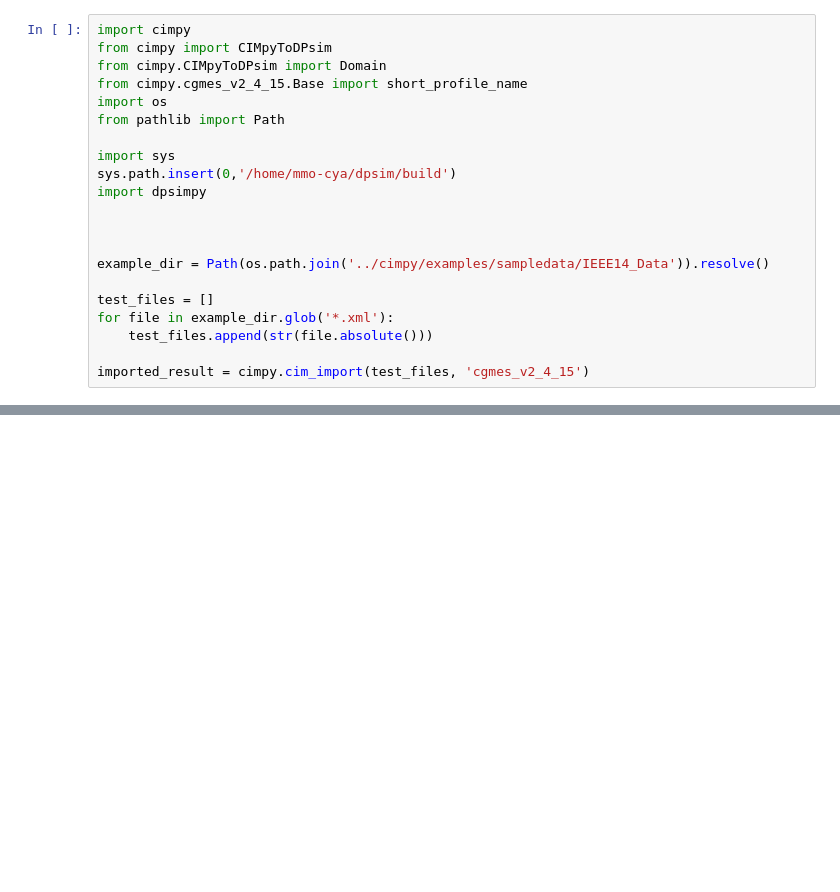
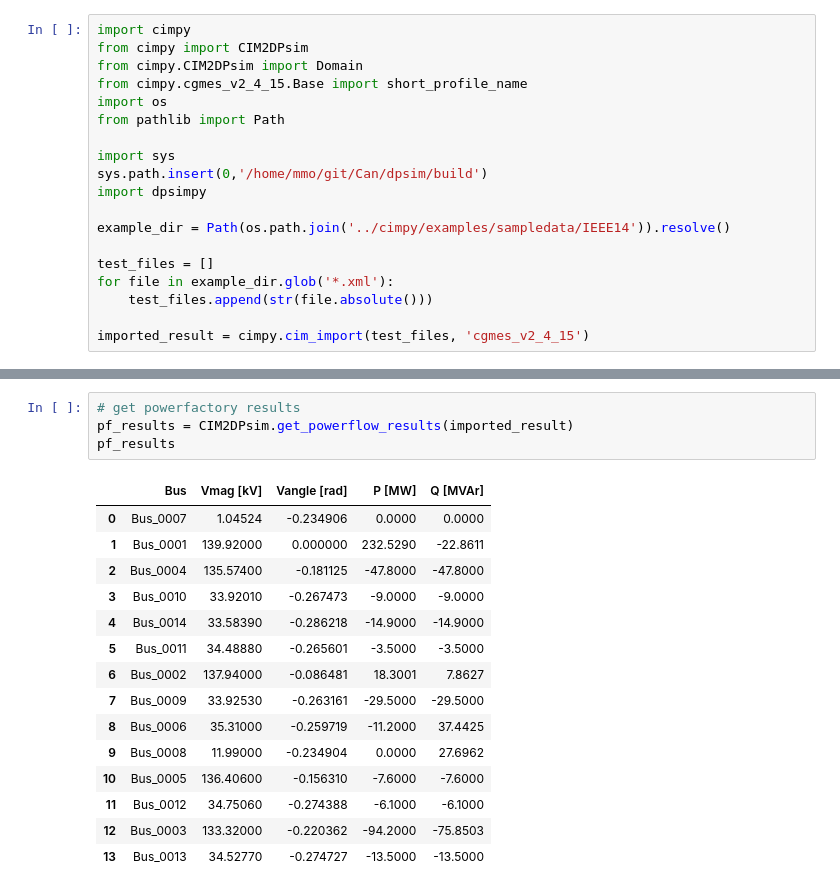
Before and after one commit to Canfirat98/cimpy, a Jupyter notebook: cimpy/IEEE14.ipynb, the cells around one changed output, grey strips where cells are left out. Saved outputs shown, nothing was run; the diff lists cells and outputs as text; blank space fills up the shorter version.

```diff
--- a/cimpy/IEEE14.ipynb
+++ b/cimpy/IEEE14.ipynb
@@ -1,18 +1,16 @@
 # %%
 import cimpy
-from cimpy import CIMpyToDPsim
-from cimpy.CIMpyToDPsim import Domain
+from cimpy import CIM2DPsim
+from cimpy.CIM2DPsim import Domain
 from cimpy.cgmes_v2_4_15.Base import short_profile_name
 import os
 from pathlib import Path
 
 import sys
-sys.path.insert(0,'/home/mmo-cya/dpsim/build')
+sys.path.insert(0,'/home/mmo/git/Can/dpsim/build')
 import dpsimpy
 
-
-
-example_dir = Path(os.path.join('../cimpy/examples/sampledata/IEEE14_Data')).resolve()
+example_dir = Path(os.path.join('../cimpy/examples/sampledata/IEEE14')).resolve()
 
 test_files = []
 for file in example_dir.glob('*.xml'):
@@ -128,0 +128,20 @@ Warning: some nodes with margin (3.20,3.20) touch - falling back to straight lin
+# %%
+# get powerfactory results
+pf_results = CIM2DPsim.get_powerflow_results(imported_result)
+pf_results
+# %% [output]
+|  | Bus | Vmag [kV] | Vangle [rad] | P [MW] | Q [MVAr] |
+| 0 | Bus_0007 | 1.04524 | -0.234906 | 0.0000 | 0.0000 |
+| 1 | Bus_0001 | 139.92000 | 0.000000 | 232.5290 | -22.8611 |
+| 2 | Bus_0004 | 135.57400 | -0.181125 | -47.8000 | -47.8000 |
+| 3 | Bus_0010 | 33.92010 | -0.267473 | -9.0000 | -9.0000 |
+| 4 | Bus_0014 | 33.58390 | -0.286218 | -14.9000 | -14.9000 |
+| 5 | Bus_0011 | 34.48880 | -0.265601 | -3.5000 | -3.5000 |
+| 6 | Bus_0002 | 137.94000 | -0.086481 | 18.3001 | 7.8627 |
+| 7 | Bus_0009 | 33.92530 | -0.263161 | -29.5000 | -29.5000 |
+| 8 | Bus_0006 | 35.31000 | -0.259719 | -11.2000 | 37.4425 |
+| 9 | Bus_0008 | 11.99000 | -0.234904 | 0.0000 | 27.6962 |
+| 10 | Bus_0005 | 136.40600 | -0.156310 | -7.6000 | -7.6000 |
+| 11 | Bus_0012 | 34.75060 | -0.274388 | -6.1000 | -6.1000 |
+| 12 | Bus_0003 | 133.32000 | -0.220362 | -94.2000 | -75.8503 |
+| 13 | Bus_0013 | 34.52770 | -0.274727 | -13.5000 | -13.5000 |
```
Also changed, not shown: parts of 21 cells of this notebook.
